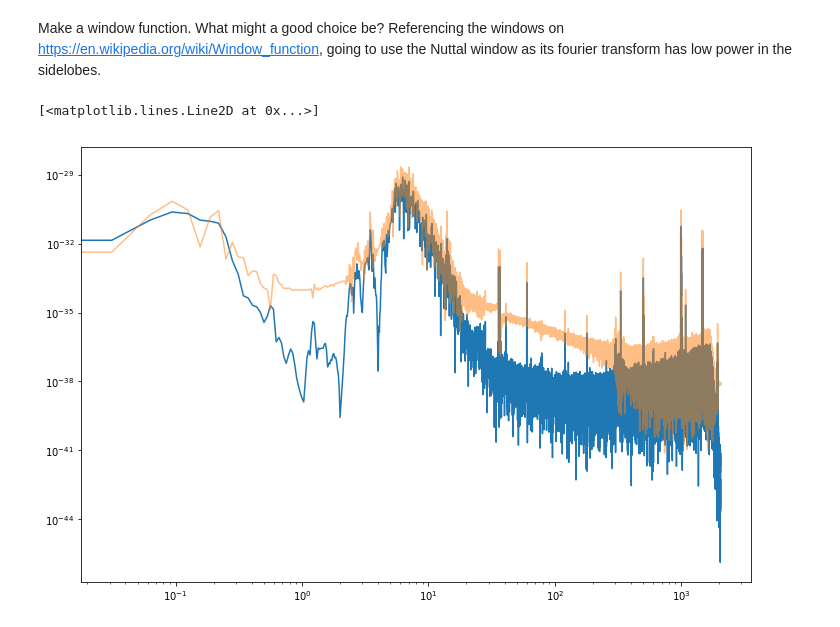
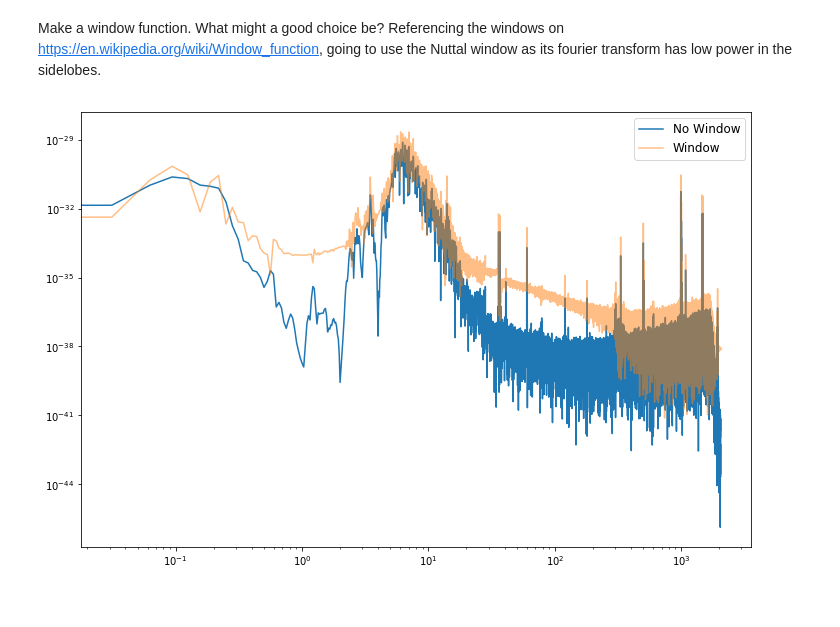
Before and after one commit to marcusmerryfield/phys641_hw, a Jupyter notebook: assignment_3/assignment_3.ipynb, the cells around one changed output. Saved outputs shown, nothing was run; the diff lists cells and outputs as text; code cells hidden in the pictures.

```diff
--- a/assignment_3/assignment_3.ipynb
+++ b/assignment_3/assignment_3.ipynb
@@ -41,8 +41,9 @@ window = wind.nuttall(len(strain))
 dat_ft_w = abs(np.fft.rfft(window*strain)) #What really is the difference between rfft and irfft?
 ps_w = dat_ft_w**2
 # %%
-plt.loglog(nu,ps_wind)
-plt.loglog(nu,ps,alpha=0.5)
+plt.loglog(nu,ps_w,label='No Window')
+plt.loglog(nu,ps,alpha=0.5,label='Window')
+plt.legend(fontsize='large')
+plt.show()
 # %% [output]
-[<matplotlib.lines.Line2D at 0x...>]
-[figure, old version]
+[figure, new version]
```
Also changed, not shown: 1 other file.
